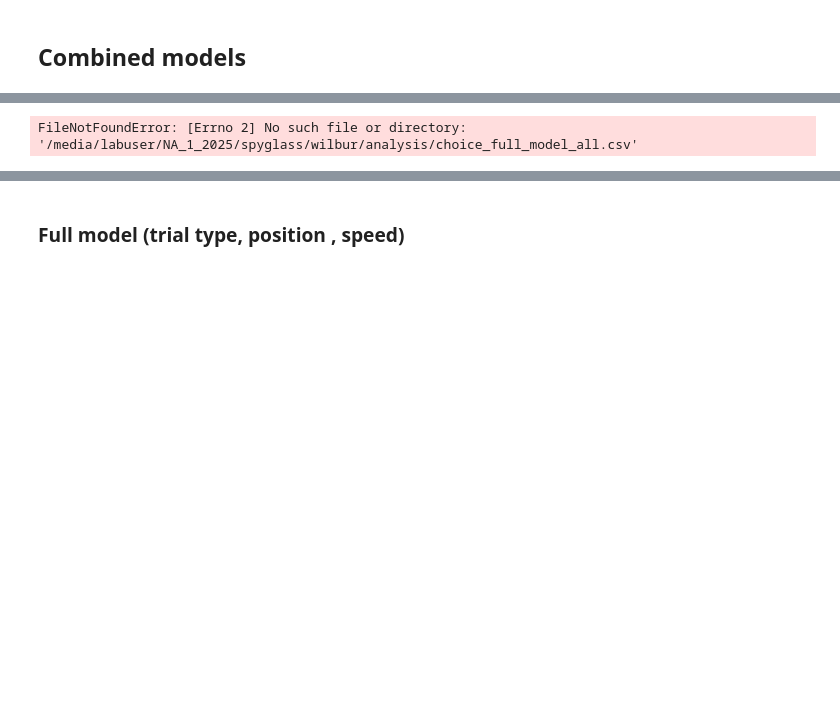
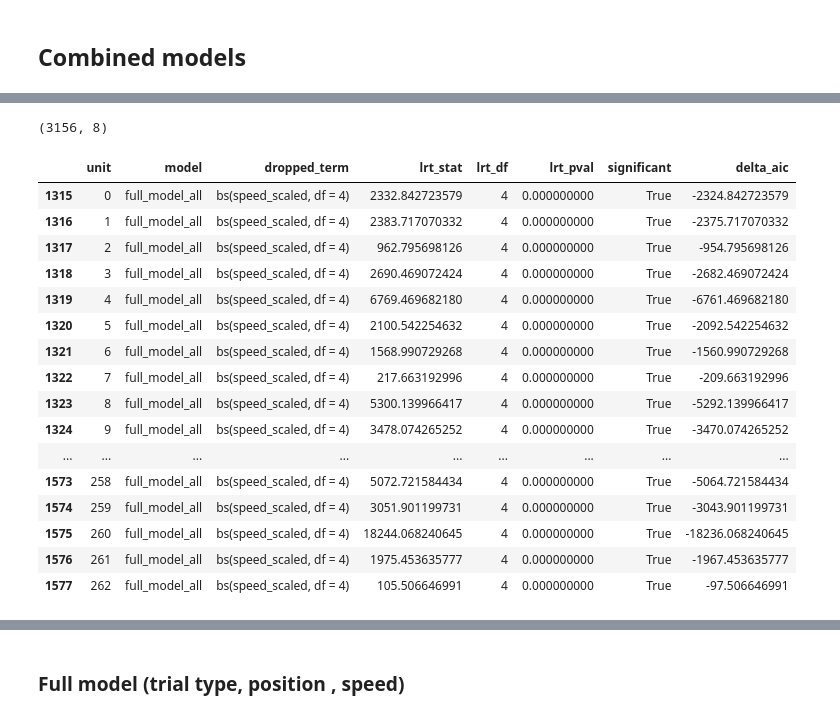
Before and after one commit to anirudh073/pfc-movement-analysis, a Jupyter notebook: notebooks/encoding.ipynb, the cells around one changed output, grey strips where cells are left out. Drawn from its saved outputs; the diff is of its cells as text; code cells hidden in the pictures; blank space fills up the shorter version.

```diff
--- a/notebooks/encoding.ipynb
+++ b/notebooks/encoding.ipynb
@@ -1210,11 +1203,12 @@ def compute_drop_one_lrt(model_name, base_dir):
     """
     Load full model + all drop-one CSVs for model_name.
     For each dropped term, compute per-unit LRT (full vs reduced) and delta AIC.
+    Only includes units where both full and reduced models converged.
     Returns a long-form DataFrame with one row per (unit, dropped_term).
     """
     spec = drop_one_specs[model_name]
 
-    full = pd.read_csv(f"{base_dir}analysis/{model_name}.csv", index_col=0)
+    full = pd.read_csv(f"{base_dir}/analysis/{model_name}.csv", index_col=0)
     full = full.set_index("unit")
 
     rows = []
@@ -1227,7 +1221,12 @@ def compute_drop_one_lrt(model_name, base_dir):
 
         lrt_df = spec["delta_df"][term]
 
+        n_skipped = 0
         for uid in full.index:
+            if not full.loc[uid, "converged"] or not reduced.loc[uid, "converged"]:
+                n_skipped += 1
+                continue
+
             llf_full    = full.loc[uid, "llf"]
             llf_reduced = reduced.loc[uid, "llf"]
             aic_full    = full.loc[uid, "aic"]
@@ -1247,6 +1246,9 @@ def compute_drop_one_lrt(model_name, base_dir):
                 delta_aic    = aic_full - aic_reduced,  # negative = full model better
             ))
 
+        if n_skipped:
+            print(f"  [{model_name} drop={term}] skipped {n_skipped} units (non-converged)")
+
     return pd.DataFrame(rows)
 # %%
 # ── Fit all drop-one suites ───────────────────────────────────────────────────
@@ -1276,10 +1278,27 @@ choice_temporal_model_all drop=bs(speed_scaled, df = 4) | 816,658 bins × 263 un
 # %%
 # ── Compute LRT for all models and concatenate ────────────────────────────────
 # Run this cell independently once CSVs exist — no refitting needed
 lrt_frames = [compute_drop_one_lrt(model_name, base_dir) for model_name in drop_one_specs]
 drop_one_results = pd.concat(lrt_frames, ignore_index=True)
 
 print(drop_one_results.shape)
-drop_one_results.head()
+drop_one_results[(drop_one_results["model"]=="full_model_all") & (drop_one_results["dropped_term"]=="bs(speed_scaled, df = 4)")]
 # %% [output]
-FileNotFoundError: [Errno 2] No such file or directory: '/media/labuser/NA_1_2025/spyglass/wilbur/analysis/choice_full_model_all.csv'
+(3156, 8)
+|  | unit | model | dropped_term | lrt_stat | lrt_df | lrt_pval | significant | delta_aic |
+| 1315 | 0 | full_model_all | bs(speed_scaled, df = 4) | 2332.842723579 | 4 | 0.000000000 | True | -2324.842723579 |
+| 1316 | 1 | full_model_all | bs(speed_scaled, df = 4) | 2383.717070332 | 4 | 0.000000000 | True | -2375.717070332 |
+| 1317 | 2 | full_model_all | bs(speed_scaled, df = 4) | 962.795698126 | 4 | 0.000000000 | True | -954.795698126 |
+| 1318 | 3 | full_model_all | bs(speed_scaled, df = 4) | 2690.469072424 | 4 | 0.000000000 | True | -2682.469072424 |
+| 1319 | 4 | full_model_all | bs(speed_scaled, df = 4) | 6769.469682180 | 4 | 0.000000000 | True | -6761.469682180 |
+| 1320 | 5 | full_model_all | bs(speed_scaled, df = 4) | 2100.542254632 | 4 | 0.000000000 | True | -2092.542254632 |
+| 1321 | 6 | full_model_all | bs(speed_scaled, df = 4) | 1568.990729268 | 4 | 0.000000000 | True | -1560.990729268 |
+| 1322 | 7 | full_model_all | bs(speed_scaled, df = 4) | 217.663192996 | 4 | 0.000000000 | True | -209.663192996 |
+| 1323 | 8 | full_model_all | bs(speed_scaled, df = 4) | 5300.139966417 | 4 | 0.000000000 | True | -5292.139966417 |
+| 1324 | 9 | full_model_all | bs(speed_scaled, df = 4) | 3478.074265252 | 4 | 0.000000000 | True | -3470.074265252 |
+| ... | ... | ... | ... | ... | ... | ... | ... | ... |
+| 1573 | 258 | full_model_all | bs(speed_scaled, df = 4) | 5072.721584434 | 4 | 0.000000000 | True | -5064.721584434 |
+| 1574 | 259 | full_model_all | bs(speed_scaled, df = 4) | 3051.901199731 | 4 | 0.000000000 | True | -3043.901199731 |
+| 1575 | 260 | full_model_all | bs(speed_scaled, df = 4) | 18244.068240645 | 4 | 0.000000000 | True | -18236.068240645 |
+| 1576 | 261 | full_model_all | bs(speed_scaled, df = 4) | 1975.453635777 | 4 | 0.000000000 | True | -1967.453635777 |
+| 1577 | 262 | full_model_all | bs(speed_scaled, df = 4) | 105.506646991 | 4 | 0.000000000 | True | -97.506646991 |
```
Also changed, not shown: parts of 4 cells of this notebook.
